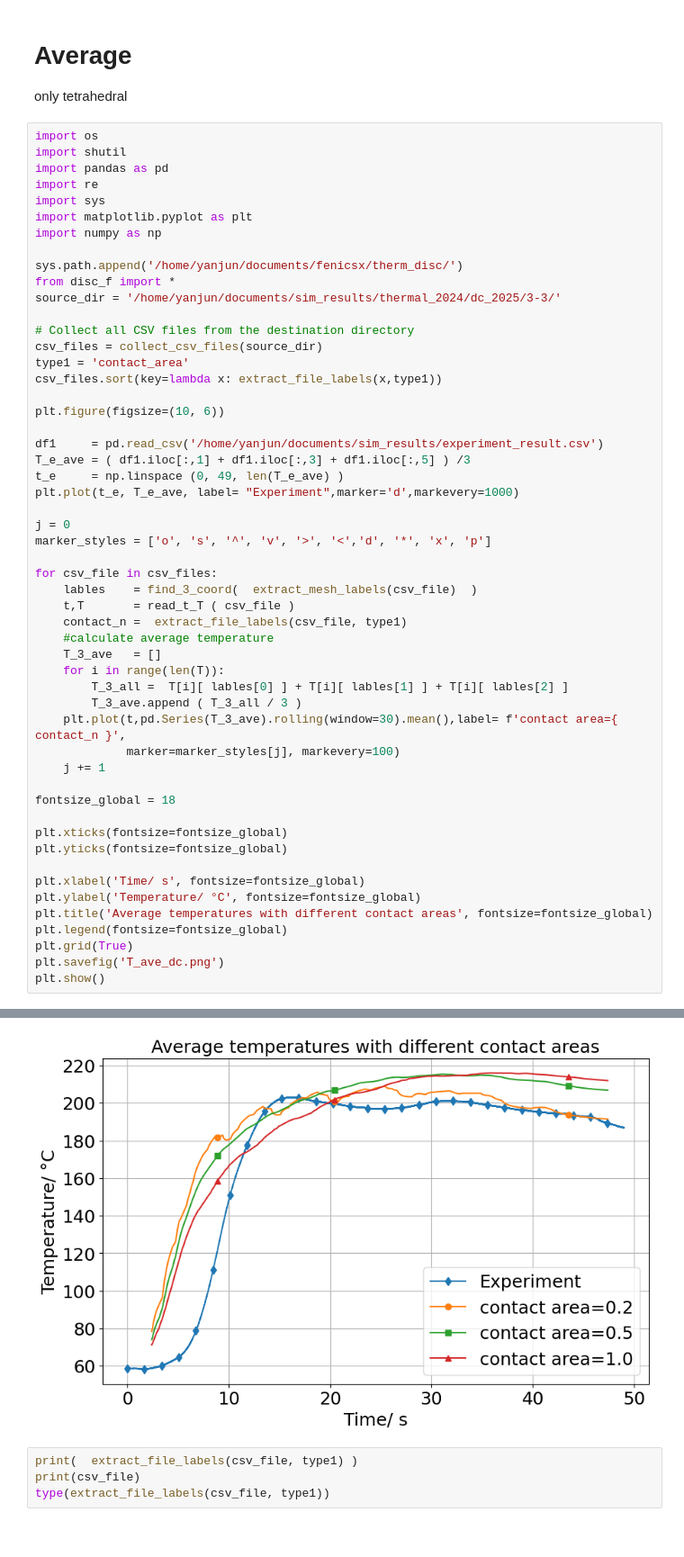
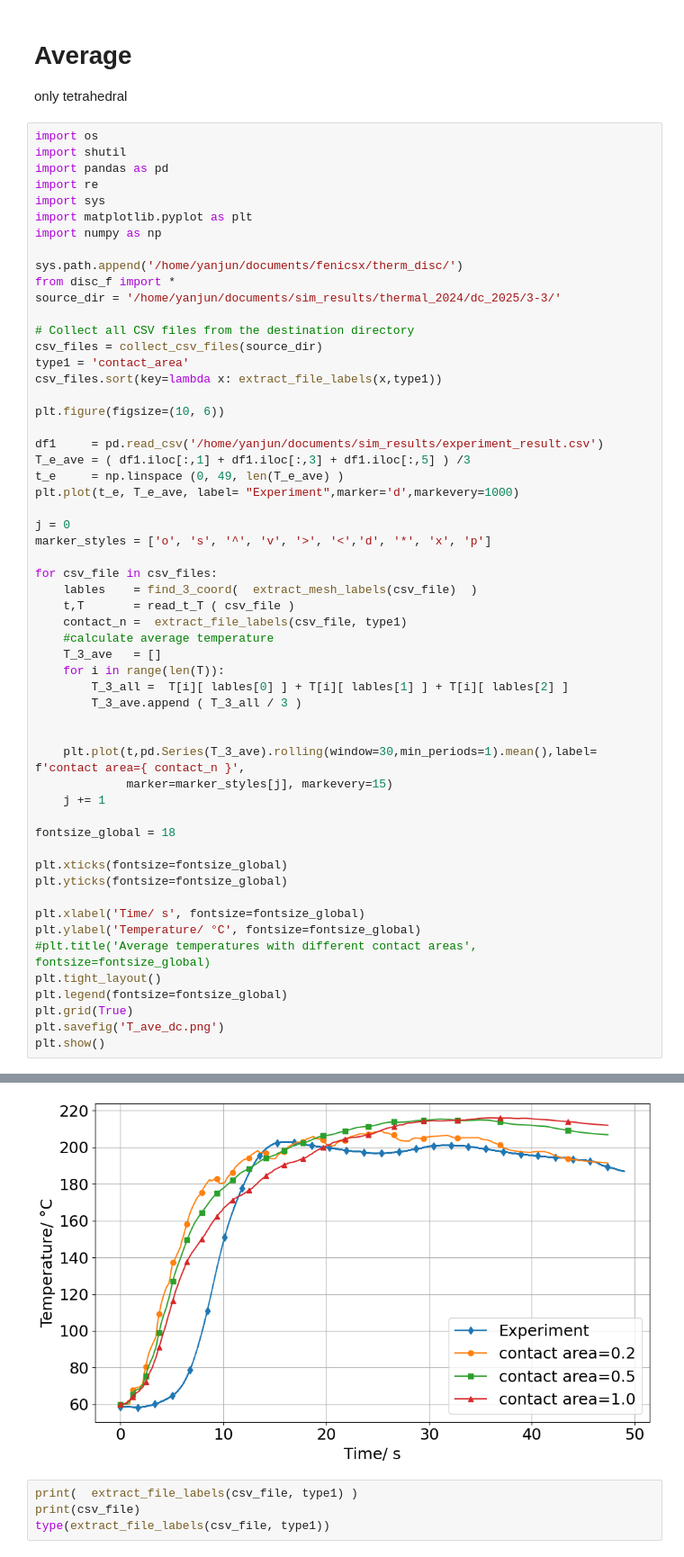
Before and after one commit to yanjun96/thermal_mechanics_fenicsx, a Jupyter notebook: analysis/thermal_elasetic/dc.ipynb, the cells around one changed output, grey strips where cells are left out. Shown at 90% size. Drawn from its saved outputs; the diff is of its cells as text.

Commit message:
plot for journal paper, contact areas change

```diff
--- a/analysis/thermal_elasetic/dc.ipynb
+++ b/analysis/thermal_elasetic/dc.ipynb
@@ -35,37 +35,40 @@ marker_styles = ['o', 's', '^', 'v', '>', '<','d', '*', 'x', 'p']
 
 for csv_file in csv_files:
     lables    = find_3_coord(  extract_mesh_labels(csv_file)  )
     t,T       = read_t_T ( csv_file )
     contact_n =  extract_file_labels(csv_file, type1)
     #calculate average temperature
     T_3_ave   = []
     for i in range(len(T)):
         T_3_all =  T[i][ lables[0] ] + T[i][ lables[1] ] + T[i][ lables[2] ]
         T_3_ave.append ( T_3_all / 3 )
-    plt.plot(t,pd.Series(T_3_ave).rolling(window=30).mean(),label= f'contact area={ contact_n }',
-             marker=marker_styles[j], markevery=100)
+
+
+    plt.plot(t,pd.Series(T_3_ave).rolling(window=30,min_periods=1).mean(),label= f'contact area={ contact_n }',
+             marker=marker_styles[j], markevery=15)
     j += 1
 
 fontsize_global = 18
 
 plt.xticks(fontsize=fontsize_global)
 plt.yticks(fontsize=fontsize_global)
 
 plt.xlabel('Time/ s', fontsize=fontsize_global)
 plt.ylabel('Temperature/ °C', fontsize=fontsize_global)
-plt.title('Average temperatures with different contact areas', fontsize=fontsize_global)
+#plt.title('Average temperatures with different contact areas', fontsize=fontsize_global)
+plt.tight_layout()
 plt.legend(fontsize=fontsize_global)
 plt.grid(True)
 plt.savefig('T_ave_dc.png')
 plt.show()
 # %% [output]
 Lables already exists, for mesh m-3-3.msh is  [94411, 114209, 8995]
 t and T have been successfully extracted from /home/yanjun/documents/sim_results/thermal_2024/dc_2025/3-3/s-304-d-448-m-3-3-c-0.2-e-1184080/Result_T-s-304-d-448-m-3-3-c-0.2-e-1184080.csv
 Lables already exists, for mesh m-3-3.msh is  [94411, 114209, 8995]
 t and T have been successfully extracted from /home/yanjun/documents/sim_results/thermal_2024/dc_2025/3-3/s-304-d-448-m-3-3-c-0.5-e-1184080/Result_T-s-304-d-448-m-3-3-c-0.5-e-1184080.csv
 Lables already exists, for mesh m-3-3.msh is  [94411, 114209, 8995]
 t and T have been successfully extracted from /home/yanjun/documents/sim_results/thermal_2024/dc_2025/3-3/s-304-d-448-m-3-3-c-1-e-1184080/Result_T-s-304-d-448-m-3-3-c-1-e-1184080.csv
-[figure, old version]
+[figure, new version]
 # %%
 print(  extract_file_labels(csv_file, type1) )
 print(csv_file)
```
Also changed, not shown: parts of 2 cells of this notebook, 2 other files.
